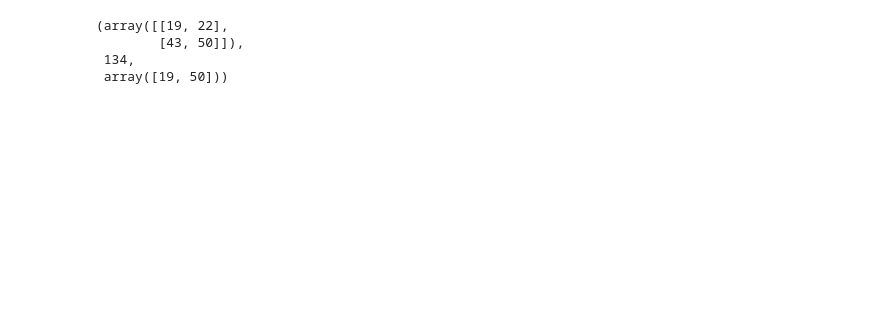
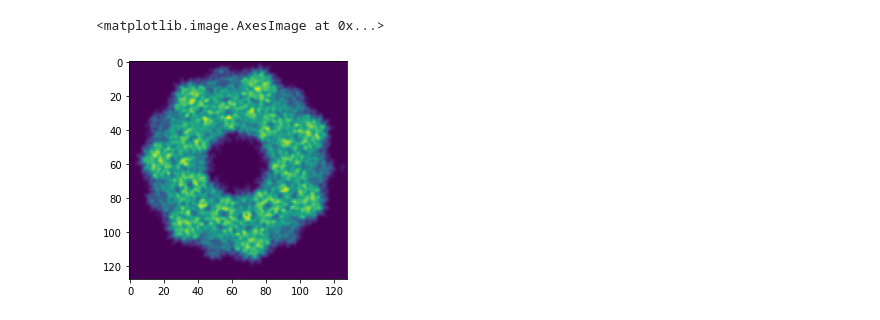
Before and after one commit to DSilva27/gradient_cryoEM, a Jupyter notebook: Simple_Cryo-EM_image_formation 3.ipynb, the cells around one changed output. Cells and saved outputs as stored; diff of their text form; code cells hidden in the pictures; blank space fills up the shorter version.

```diff
--- a/Simple_Cryo-EM_image_formation 3.ipynb
+++ b/Simple_Cryo-EM_image_formation 3.ipynb
@@ -127,3 +135,11 @@ Execution time (sec)= 3.6690189838409424  sec
+# %%
+Icpp = np.loadtxt("Ical.txt")
+plt.imshow(Icpp)
+
+#Ixy.shape
+# %% [output]
+<matplotlib.image.AxesImage at 0x...>
+[figure, added]
 # %%
 #Example: N atoms in random coordinates
 N=4
@@ -176,21 +192,3 @@ for chains in struct:
 x_atom=np.array(x_atom)
 y_atom=np.array(y_atom)
 z_atom=np.array(z_atom)
-# %%
-import numpy as np
-
-A = np.array([[1, 2],
-              [3, 4]])
-
-
-B = np.array([[5, 6],
-              [7, 8]])
-
-C = np.matmul(A, B)
-
-C, np.sum(C), np.diagonal(C)
-# %% [output]
-(array([[19, 22],
-        [43, 50]]),
- 134,
- array([19, 50]))
```
Also changed, not shown: parts of 5 cells of this notebook, 7 other files.
